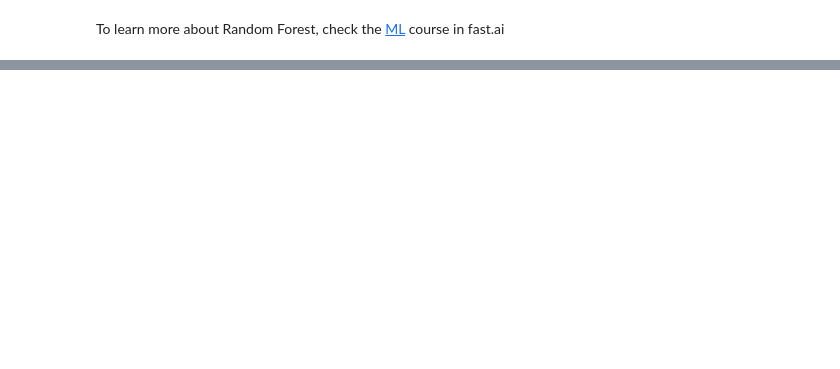
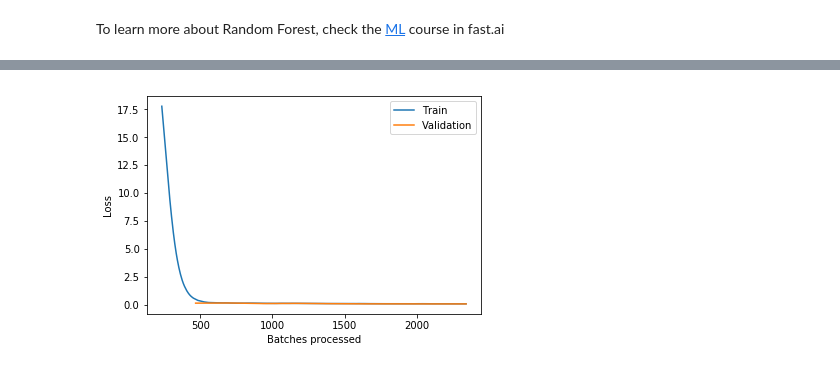
Before and after one commit to tcapelle/python_ines, a Jupyter notebook: Intro.ipynb, the cells around one changed output, grey strips where cells are left out. Cells and saved outputs as stored; diff of their text form; code cells hidden in the pictures; blank space fills up the shorter version.

```diff
--- a/Intro.ipynb
+++ b/Intro.ipynb
@@ -430,0 +489,5 @@ To learn more about Random Forest, check the [ML](https://course.fast.ai/ml.html
+# %%
+data = (TabularList.from_df(california_housing_dataframe, cat_names=cat_names, cont_names=cont_names, procs=procs)
+                           .split_by_idx(idx)
+                           .label_from_df(cols=dep_var, label_cls=FloatList, log=True)
+                           .databunch())
@@ -430,0 +508,6 @@ To learn more about Random Forest, check the [ML](https://course.fast.ai/ml.html
+# %%
+max_log_y = np.log(np.max(california_housing_dataframe[dep_var])*1.2)
+y_range = torch.tensor([0, max_log_y], device=defaults.device)
+# %%
+learn = tabular_learner(data, layers=[1000,500], ps=[0.001,0.01], emb_drop=0.04,
+                        y_range=y_range, metrics=exp_rmspe)
@@ -430,0 +535,2 @@ To learn more about Random Forest, check the [ML](https://course.fast.ai/ml.html
+# %%
+learn.fit_one_cycle(10, 1e-3)
@@ -430,0 +550,4 @@ To learn more about Random Forest, check the [ML](https://course.fast.ai/ml.html
+# %%
+learn.recorder.plot_losses(last=-1)
+# %% [output]
+[figure, added]
```
Also changed, not shown: parts of 34 cells of this notebook, 2 other files.
